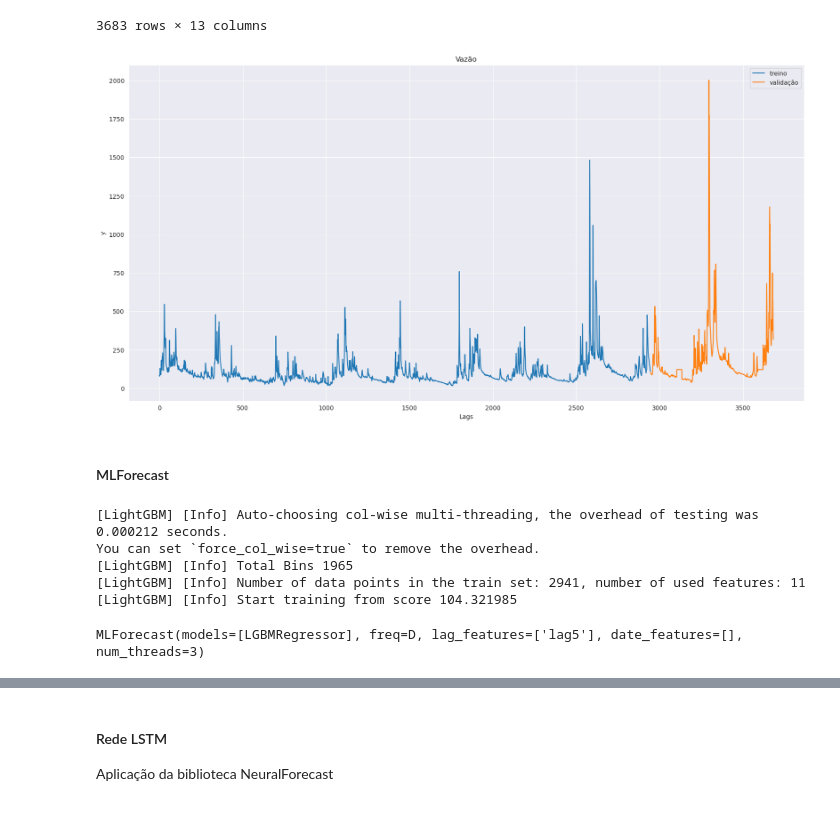
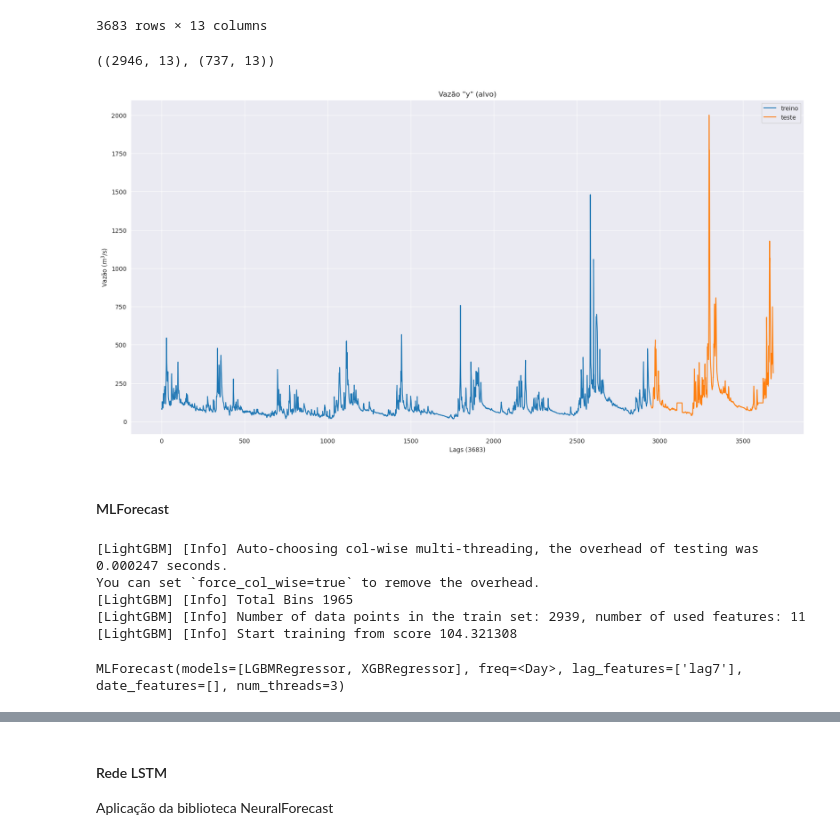
Before and after one commit to wasf84/pgmc-mestrado, a Jupyter notebook: dissertacao/bacia_rio_doce/doce.ipynb, the cells around one changed output, grey strips where cells are left out. Drawn from its saved outputs; the diff is of its cells as text; code cells hidden in the pictures.

```diff
--- a/dissertacao/bacia_rio_doce/doce.ipynb
+++ b/dissertacao/bacia_rio_doce/doce.ipynb
@@ -570,15 +572,21 @@ ds_alto.df
 | 3681 | 2023-01-30 | 362.965 | 0.0 | 227.691875 | 0.00000 | 206.661667 | 0.200000 | 81.679167 | 0.00000 | 299.070417 | 0.000000 | ... |
 | 3682 | 2023-01-31 | 316.521 | 0.0 | 189.125625 | 0.00000 | 175.322083 | 0.000000 | 83.082917 | 0.00000 | 266.803913 | 0.000000 | ... |
 3683 rows × 13 columns
+# %%
+ds_alto.train, ds_alto.test = ds_alto.split_train_test(ds_alto.df, train_size=0.8)
+
+ds_alto.train.shape, ds_alto.test.shape
+# %% [output]
+((2946, 13), (737, 13))
 # %%
-ds_alto.dl_train['y'].plot(label='treino')
-ds_alto.dl_validation['y'].plot(label='validação')
-plt.title('Vazão')
-plt.xlabel('Lags')
-plt.ylabel('y')
+ds_alto.train['y'].plot(label='treino')
+ds_alto.test['y'].plot(label='teste')
+plt.title('Vazão "y" (alvo)')
+plt.xlabel(str('Lags (%d)' % len(ds_alto.df)))
+plt.ylabel('Vazão ($m^3$/s)')
 plt.legend()
 plt.show()
 # %% [output]
-[figure, old version]
+[figure, new version]
 # %% [markdown]
 #### MLForecast
@@ -595,12 +598,12 @@ fcst = mlf.MLForecast(
     num_threads=3
 )
 # %%
-fcst.fit(ds_alto.dl_train, fitted=True, static_features=[])
+fcst.fit(ds_alto.train, fitted=True, static_features=[])
 # %% [output]
-[LightGBM] [Info] Auto-choosing col-wise multi-threading, the overhead of testing was 0.000212 seconds.
+[LightGBM] [Info] Auto-choosing col-wise multi-threading, the overhead of testing was 0.000247 seconds.
 You can set `force_col_wise=true` to remove the overhead.
 [LightGBM] [Info] Total Bins 1965
-[LightGBM] [Info] Number of data points in the train set: 2941, number of used features: 11
-[LightGBM] [Info] Start training from score 104.321985
+[LightGBM] [Info] Number of data points in the train set: 2939, number of used features: 11
+[LightGBM] [Info] Start training from score 104.321308
-MLForecast(models=[LGBMRegressor], freq=D, lag_features=['lag5'], date_features=[], num_threads=3)
+MLForecast(models=[LGBMRegressor, XGBRegressor], freq=<Day>, lag_features=['lag7'], date_features=[], num_threads=3)
 # %%
```
Also changed, not shown: parts of 8 cells of this notebook.
